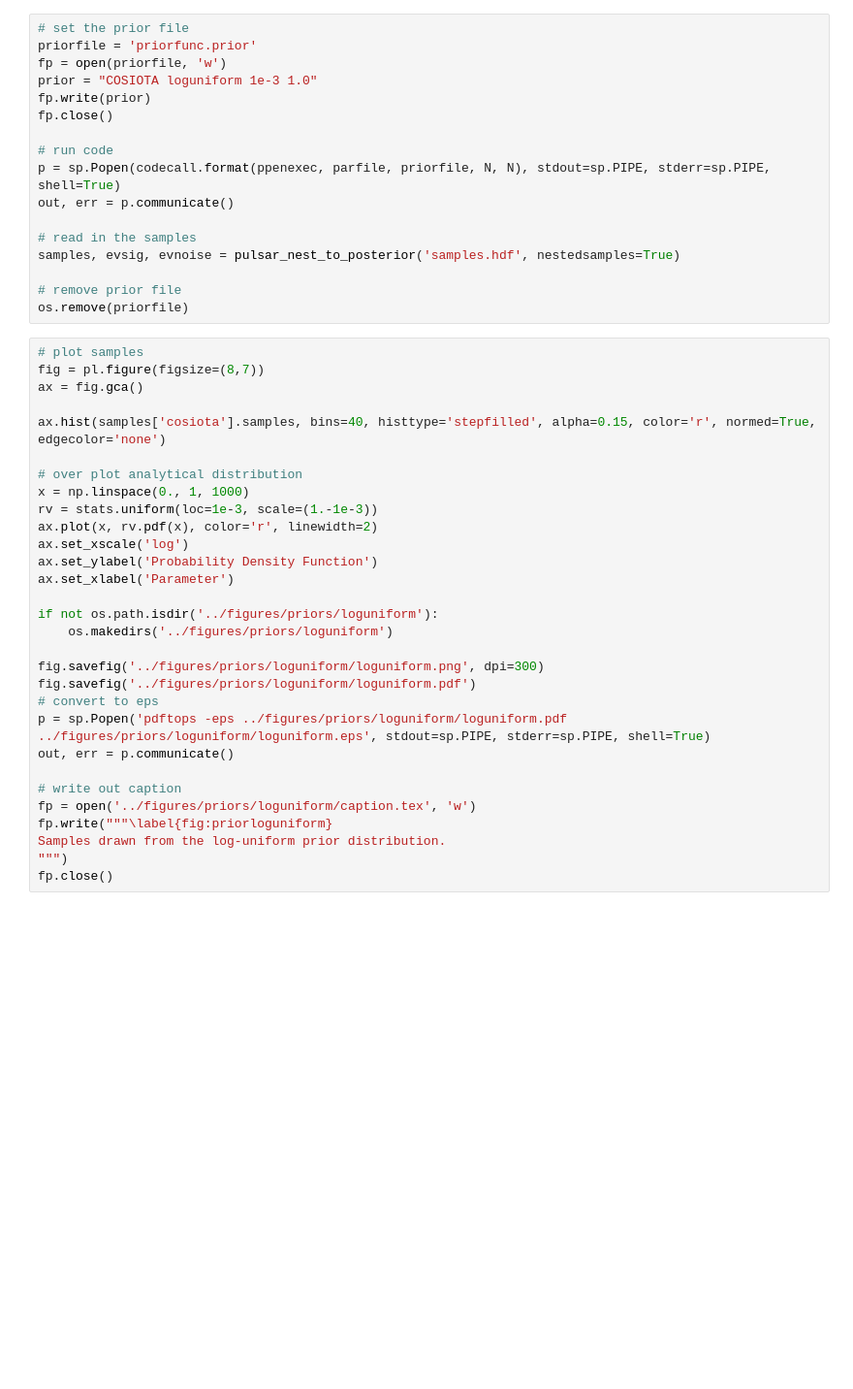
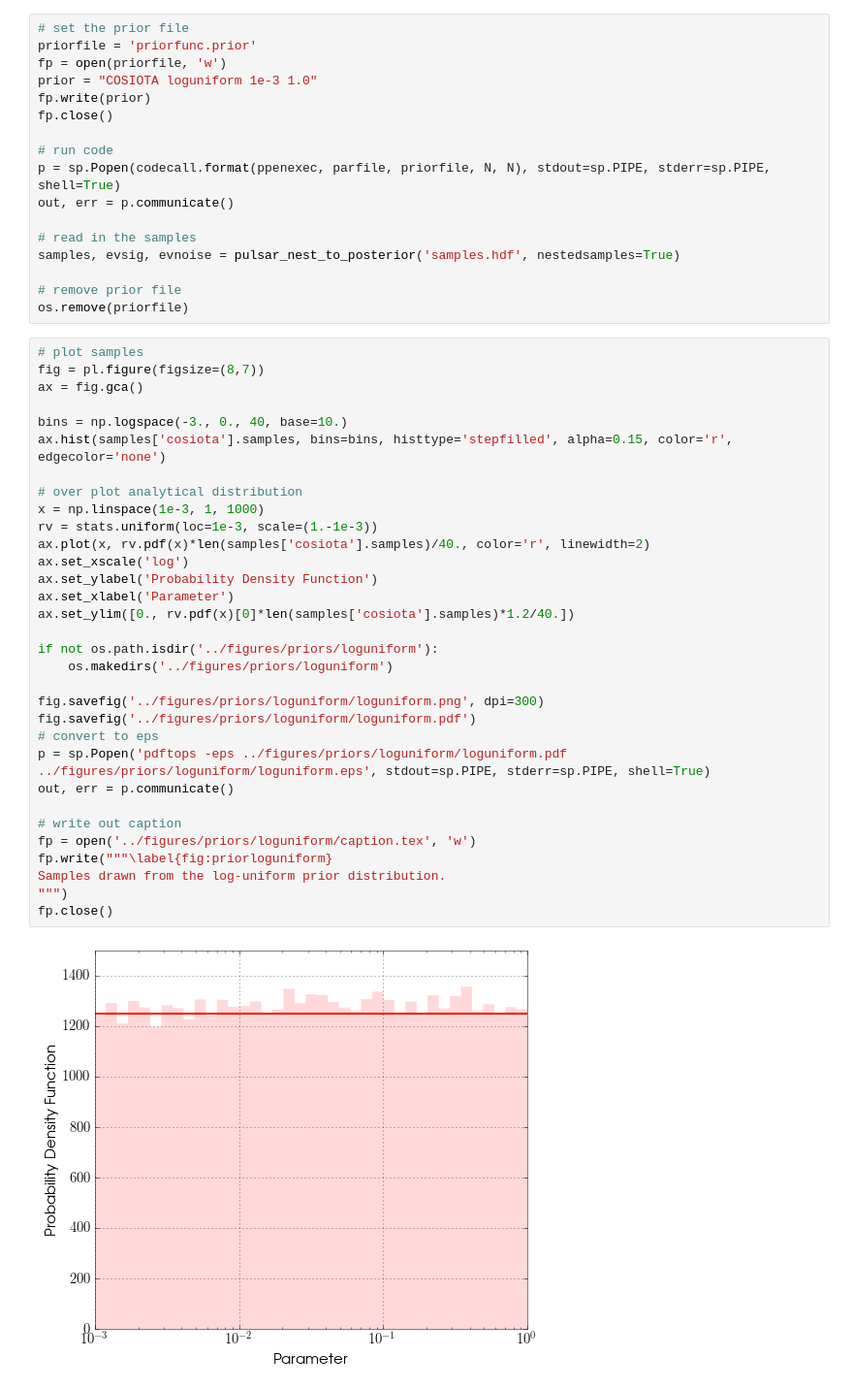
Before and after one commit to mattpitkin/CW_nested_sampling_doc, a Jupyter notebook: scripts/PriorFunctionsPlot.ipynb, the cells around one changed output. Shown: that part at 97% size. Saved outputs shown, nothing was run; the diff lists cells and outputs as text; blank space fills up the shorter version.

```diff
--- a/scripts/PriorFunctionsPlot.ipynb
+++ b/scripts/PriorFunctionsPlot.ipynb
@@ -327,32 +335,36 @@ os.remove(priorfile)
 # %%
 # plot samples
 fig = pl.figure(figsize=(8,7))
 ax = fig.gca()
 
-ax.hist(samples['cosiota'].samples, bins=40, histtype='stepfilled', alpha=0.15, color='r', normed=True, edgecolor='none')
+bins = np.logspace(-3., 0., 40, base=10.)
+ax.hist(samples['cosiota'].samples, bins=bins, histtype='stepfilled', alpha=0.15, color='r', edgecolor='none')
 
 # over plot analytical distribution
-x = np.linspace(0., 1, 1000)
+x = np.linspace(1e-3, 1, 1000)
 rv = stats.uniform(loc=1e-3, scale=(1.-1e-3))
-ax.plot(x, rv.pdf(x), color='r', linewidth=2)
+ax.plot(x, rv.pdf(x)*len(samples['cosiota'].samples)/40., color='r', linewidth=2)
 ax.set_xscale('log')
 ax.set_ylabel('Probability Density Function')
 ax.set_xlabel('Parameter')
+ax.set_ylim([0., rv.pdf(x)[0]*len(samples['cosiota'].samples)*1.2/40.])
 
 if not os.path.isdir('../figures/priors/loguniform'):
     os.makedirs('../figures/priors/loguniform')
 
 fig.savefig('../figures/priors/loguniform/loguniform.png', dpi=300)
 fig.savefig('../figures/priors/loguniform/loguniform.pdf')
 # convert to eps
 p = sp.Popen('pdftops -eps ../figures/priors/loguniform/loguniform.pdf ../figures/priors/loguniform/loguniform.eps', stdout=sp.PIPE, stderr=sp.PIPE, shell=True)
 out, err = p.communicate()
 
 # write out caption
 fp = open('../figures/priors/loguniform/caption.tex', 'w')
 fp.write("""\label{fig:priorloguniform}
 Samples drawn from the log-uniform prior distribution.
 """)
 fp.close()
+# %% [output]
+[figure, added]
 # %%
 # clean up files
```
Also changed, not shown: parts of 6 cells of this notebook, 18 other files.
